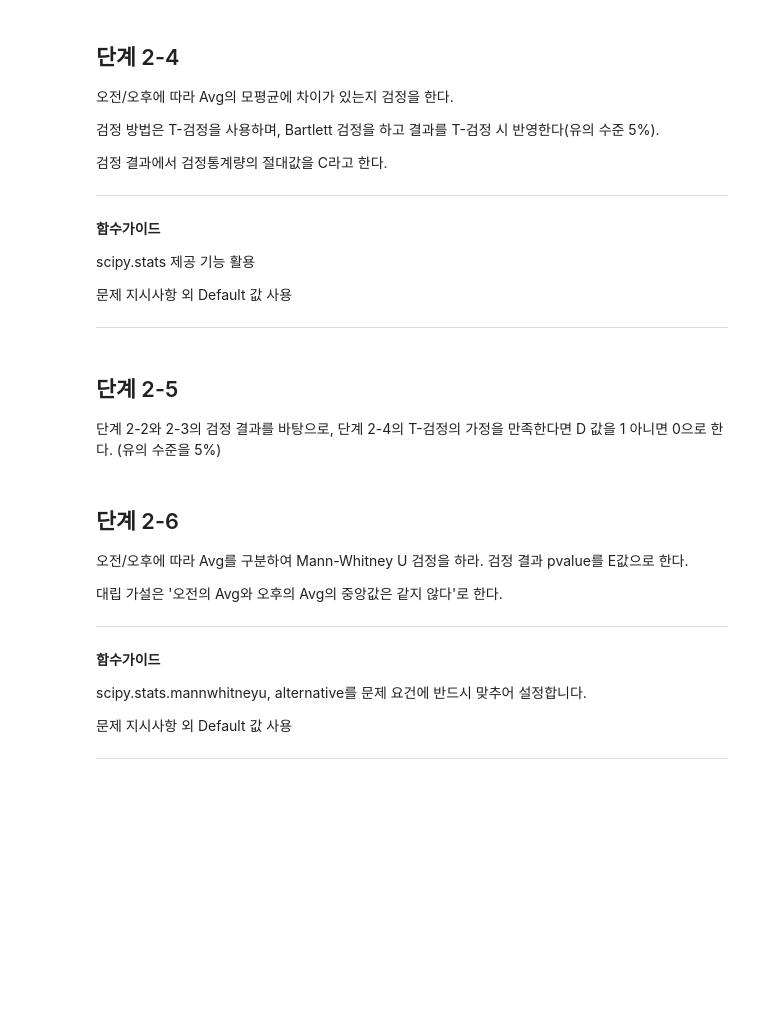
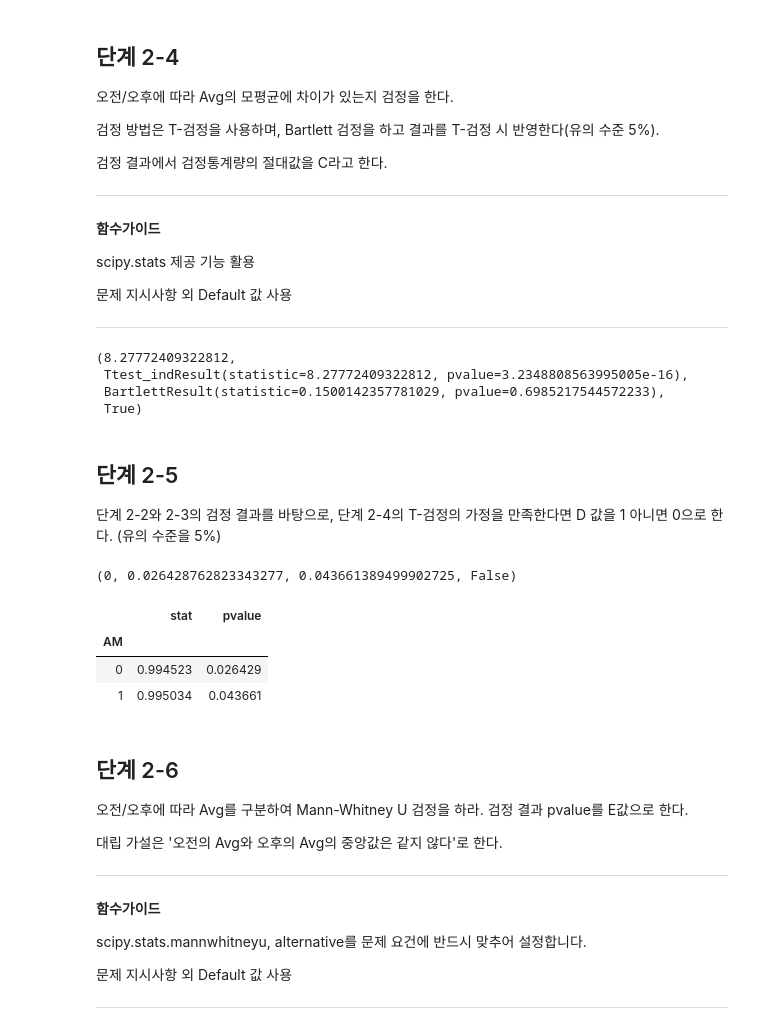
Before and after one commit to sunkusun9/DS_lv3_2610, a Jupyter notebook: sec_ds_lv3_prob3_prob.ipynb, the cells around one changed output. Cells and saved outputs as stored; diff of their text form; code cells hidden in the pictures; blank space fills up the shorter version.

```diff
--- a/sec_ds_lv3_prob3_prob.ipynb
+++ b/sec_ds_lv3_prob3_prob.ipynb
@@ -965,0 +1041,9 @@ Hint] 최종 1233개 행만 남는다.
+# %%
+# 방법 2: pd.DataFrame.query
+df_prob2 = df_basetable1.loc[
+    (df_basetable1[['Holiday_yn', 'Weekend_yn']] == 0).all(axis = 1)
+]
+# 조건들이 컬럼명으로 나타날 경우 => pd.DataFrame.query
+# 조건문: python 조건문으로 작성, 컬럼명을 변수명 간주
+df_prob2 = df_prob2.query('((Hour >= 8 and Hour <= 11) or (Hour >= 13 and Hour <= 16)) and Avg >= 130')
+df_prob2.shape
@@ -1004,10 +1109,48 @@ scipy.stats 제공 기능 활용
 문제 지시사항 외 Default 값 사용
 
 ---
+# %%
+# ttest_1samp: H0: mu = a, H1: mu ≠ a, two-sided     <: less, left  >: greater, right
+# ttest_rel: H0: mu = mu', H1: mu ≠ mu', two-sided : related - 표본 어떤 기준에 의해 짝을 이루고 있는 경우, ex) 고혈압 환자들의 투약 이전의 혈압과 후의 혈압
+# ttest_ind: H0: mu1 = mu2, H1: mu1 ≠ mu2, two-sided : independent <-> related
+
+from scipy.stats import ttest_ind, bartlett
+
+result_bart = bartlett(
+    df_prob2.loc[df_prob2['AM'] == 0, 'Avg'], df_prob2.loc[df_prob2['AM'] == 1, 'Avg']
+)
+# Bartlett 검정을 하고 결과를 T-검정 시 반영한다(유의 수준 5%).
+equal_var_bart = result_bart.pvalue >= 0.05
+result_bart, equal_var_bart
+result_2_4 = ttest_ind(
+    df_prob2.loc[df_prob2['AM'] == 0, 'Avg'], df_prob2.loc[df_prob2['AM'] == 1, 'Avg'], equal_var = equal_var_bart
+)
+# 검정 결과에서 검정통계량의 절대값을 C라고 한다.
+C = abs(result_2_4.statistic)
+C, result_2_4, result_bart, equal_var_bart
+# %% [output]
+(8.27772409322812,
+ Ttest_indResult(statistic=8.27772409322812, pvalue=3.2348808563995005e-16),
+ BartlettResult(statistic=0.1500142357781029, pvalue=0.6985217544572233),
+ True)
 # %% [markdown]
 ## 단계 2-5
 
 단계 2-2와 2-3의 검정 결과를 바탕으로, 단계 2-4의 T-검정의 가정을 만족한다면 D 값을 1 아니면 0으로 한다. (유의 수준을 5%)
+# %%
+D = 1 if A >= 0.05 and B >= 0.05 else 0
+D, A, B, A >= 0.05 and B >= 0.05
+# %% [output]
+(0, 0.026428762823343277, 0.043661389499902725, False)
+# %%
+df_prob2.groupby('AM')['Avg'].apply(
+    lambda x: pd.Series(shapiro(x), index = ['stat', 'pvalue'])
+).unstack()
+# %% [output]
+|  | stat | pvalue |
+| AM |  |  |
+| 0 | 0.994523 | 0.026429 |
+| 1 | 0.995034 | 0.043661 |
 # %% [markdown]
 ## 단계 2-6
 
```
Also changed, not shown: parts of 35 cells of this notebook.
